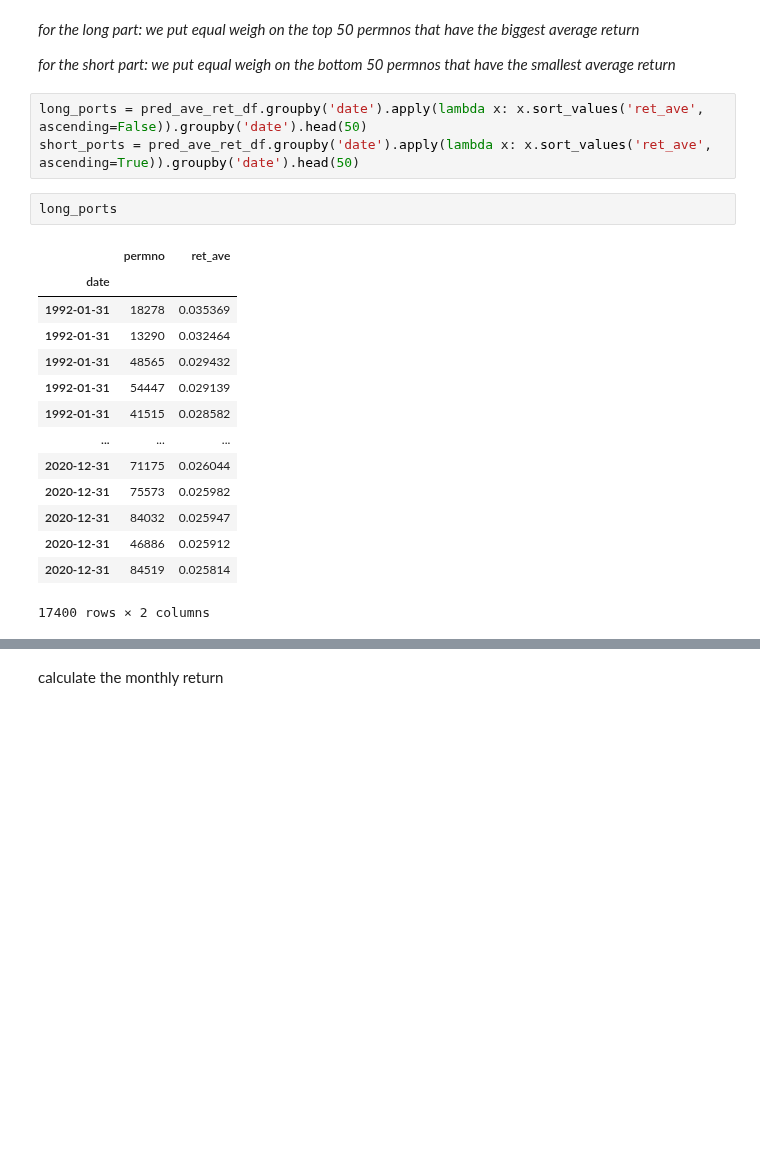
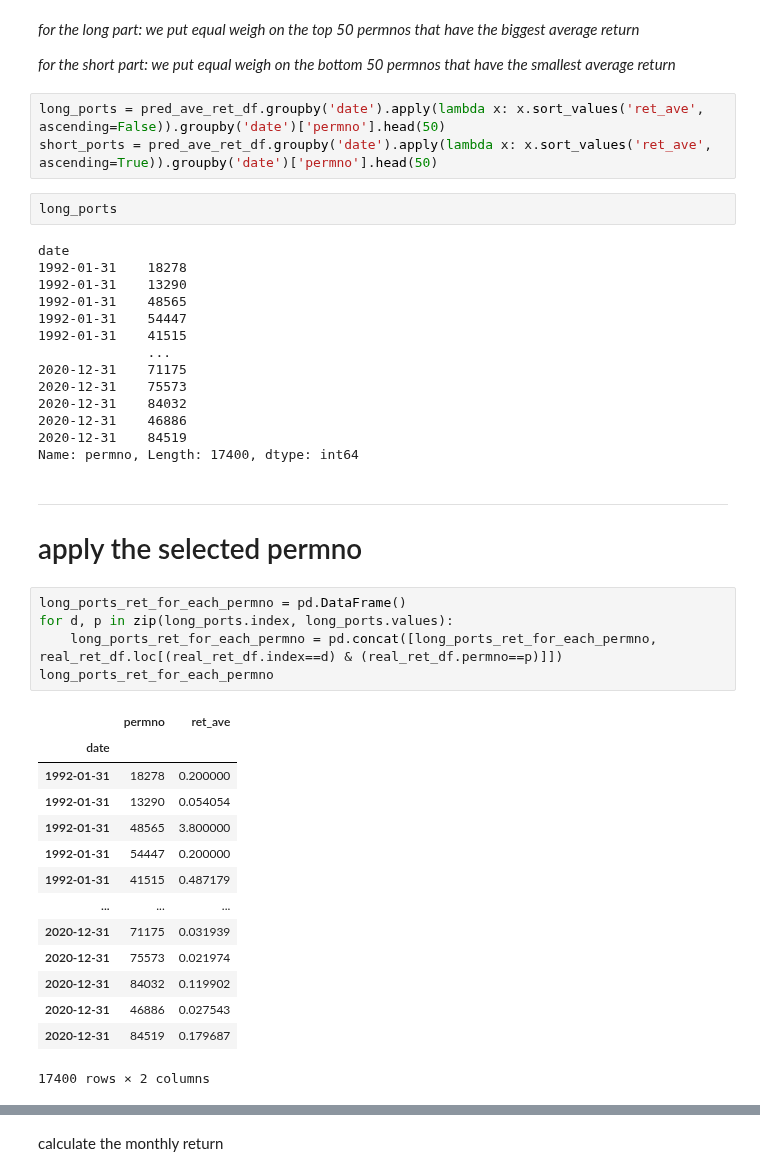
Before and after one commit to shh128/Summer-project-ML, a Jupyter notebook: rf_portfolio.ipynb, the cells around one changed output, grey strips where cells are left out. Saved outputs shown, nothing was run; the diff lists cells and outputs as text; blank space fills up the shorter version.

```diff
--- a/rf_portfolio.ipynb
+++ b/rf_portfolio.ipynb
@@ -174,22 +210,44 @@ Freq: M, Name: Adj Close, Length: 348, dtype: float64
 
 *for the short part: we put equal weigh on the bottom 50 permnos that have the smallest average return*
 # %%
-long_ports = pred_ave_ret_df.groupby('date').apply(lambda x: x.sort_values('ret_ave', ascending=False)).groupby('date').head(50)
-short_ports = pred_ave_ret_df.groupby('date').apply(lambda x: x.sort_values('ret_ave', ascending=True)).groupby('date').head(50)
+long_ports = pred_ave_ret_df.groupby('date').apply(lambda x: x.sort_values('ret_ave', ascending=False)).groupby('date')['permno'].head(50)
+short_ports = pred_ave_ret_df.groupby('date').apply(lambda x: x.sort_values('ret_ave', ascending=True)).groupby('date')['permno'].head(50)
 # %%
 long_ports
 # %% [output]
-|  | permno | ret_ave |
-| date |  |  |
-| 1992-01-31 | 18278 | 0.035369 |
-| 1992-01-31 | 13290 | 0.032464 |
-| 1992-01-31 | 48565 | 0.029432 |
-| 1992-01-31 | 54447 | 0.029139 |
-| 1992-01-31 | 41515 | 0.028582 |
-| ... | ... | ... |
-| 2020-12-31 | 71175 | 0.026044 |
-| 2020-12-31 | 75573 | 0.025982 |
-| 2020-12-31 | 84032 | 0.025947 |
-| 2020-12-31 | 46886 | 0.025912 |
-| 2020-12-31 | 84519 | 0.025814 |
-17400 rows × 2 columns
+date
+1992-01-31    18278
+1992-01-31    13290
+1992-01-31    48565
+1992-01-31    54447
+1992-01-31    41515
+              ...
+2020-12-31    71175
+2020-12-31    75573
+2020-12-31    84032
+2020-12-31    46886
+2020-12-31    84519
+Name: permno, Length: 17400, dtype: int64
+# %% [markdown]
+----------------------------------------
+# apply the selected permno
+# %%
+long_ports_ret_for_each_permno = pd.DataFrame()
+for d, p in zip(long_ports.index, long_ports.values):
+    long_ports_ret_for_each_permno = pd.concat([long_ports_ret_for_each_permno, real_ret_df.loc[(real_ret_df.index==d) & (real_ret_df.permno==p)]])
+long_ports_ret_for_each_permno
+# %% [output]
+|  | permno | ret_ave |
+| date |  |  |
+| 1992-01-31 | 18278 | 0.200000 |
+| 1992-01-31 | 13290 | 0.054054 |
+| 1992-01-31 | 48565 | 3.800000 |
+| 1992-01-31 | 54447 | 0.200000 |
+| 1992-01-31 | 41515 | 0.487179 |
+| ... | ... | ... |
+| 2020-12-31 | 71175 | 0.031939 |
+| 2020-12-31 | 75573 | 0.021974 |
+| 2020-12-31 | 84032 | 0.119902 |
+| 2020-12-31 | 46886 | 0.027543 |
+| 2020-12-31 | 84519 | 0.179687 |
+17400 rows × 2 columns
```
Also changed, not shown: parts of 12 cells of this notebook.
